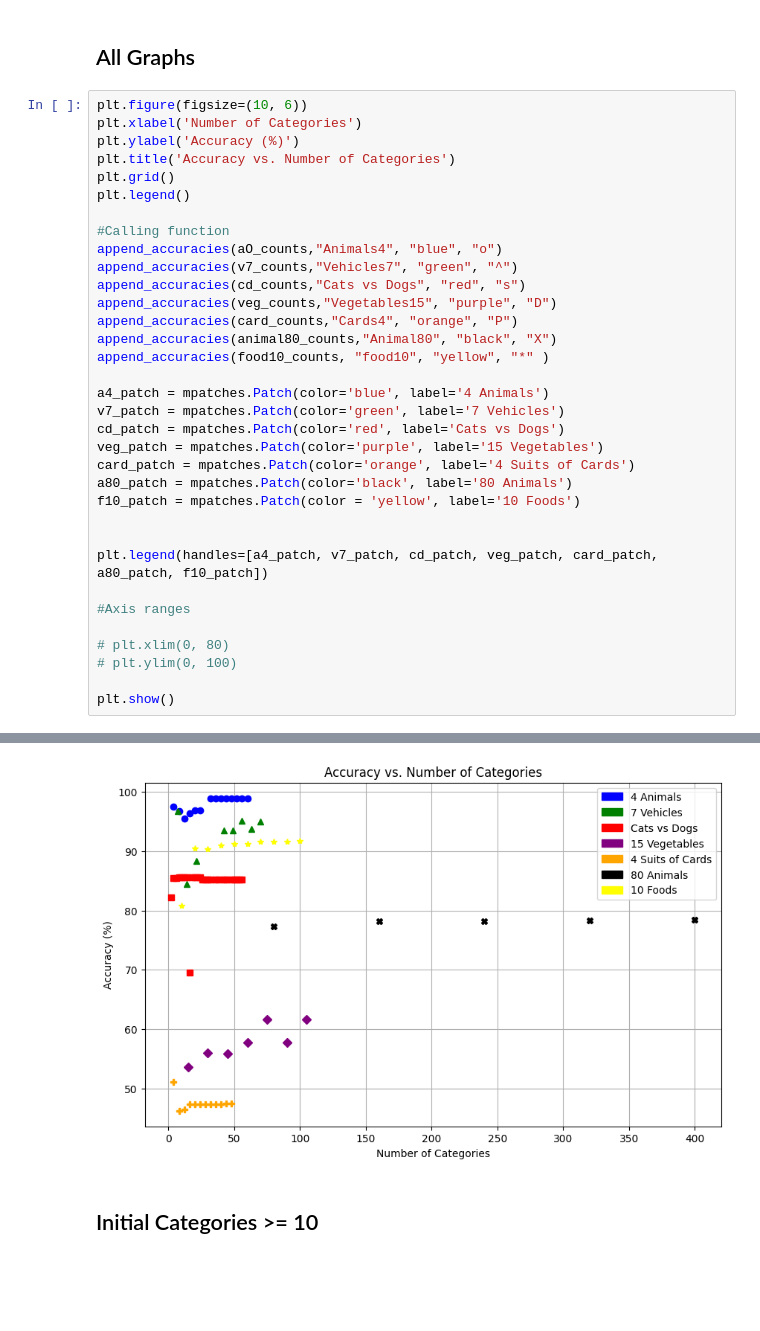
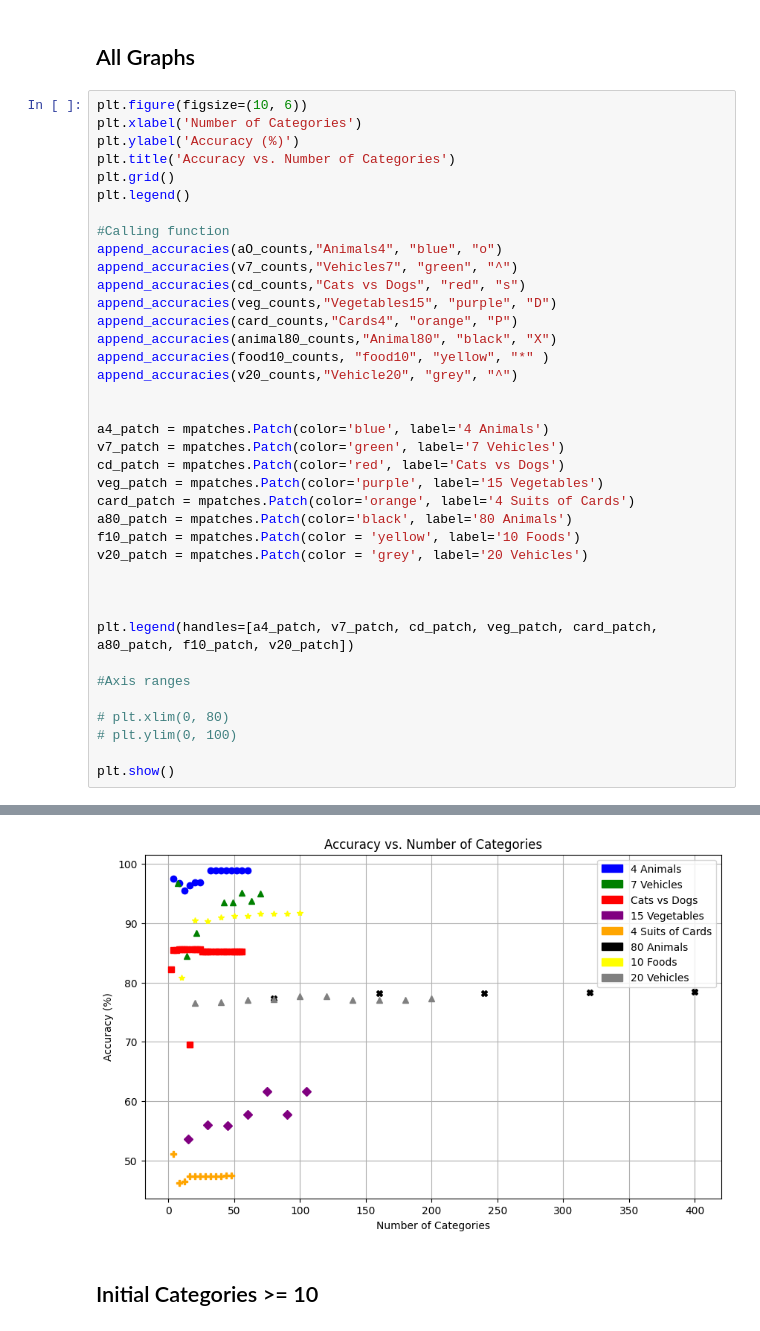
Before and after one commit to anthony-lamelas/CLIP_category_singularity, a Jupyter notebook: Tested Datasets and Graphing/graphing.ipynb, the cells around one changed output, grey strips where cells are left out. Cells and saved outputs as stored; diff of their text form; blank space fills up the shorter version.

Commit message:
added graph images

```diff
--- a/Tested Datasets and Graphing/graphing.ipynb
+++ b/Tested Datasets and Graphing/graphing.ipynb
@@ -2014,6 +2014,8 @@ append_accuracies(veg_counts,"Vegetables15", "purple", "D")
 append_accuracies(card_counts,"Cards4", "orange", "P")
 append_accuracies(animal80_counts,"Animal80", "black", "X")
 append_accuracies(food10_counts, "food10", "yellow", "*" )
+append_accuracies(v20_counts,"Vehicle20", "grey", "^")
+
 
 a4_patch = mpatches.Patch(color='blue', label='4 Animals')
 v7_patch = mpatches.Patch(color='green', label='7 Vehicles')
@@ -2022,9 +2024,11 @@ veg_patch = mpatches.Patch(color='purple', label='15 Vegetables')
 card_patch = mpatches.Patch(color='orange', label='4 Suits of Cards')
 a80_patch = mpatches.Patch(color='black', label='80 Animals')
 f10_patch = mpatches.Patch(color = 'yellow', label='10 Foods')
+v20_patch = mpatches.Patch(color = 'grey', label='20 Vehicles')
 
 
-plt.legend(handles=[a4_patch, v7_patch, cd_patch, veg_patch, card_patch, a80_patch, f10_patch])
+
+plt.legend(handles=[a4_patch, v7_patch, cd_patch, veg_patch, card_patch, a80_patch, f10_patch, v20_patch])
 
 #Axis ranges
 
@@ -2043,4 +2048,4 @@ plt.show()
-[figure, old version]
+[figure, new version]
 # %% [markdown]
 ## Initial Categories >= 10
 # %%
```
Also changed, not shown: parts of 1 cell of this notebook, 2 other files.
